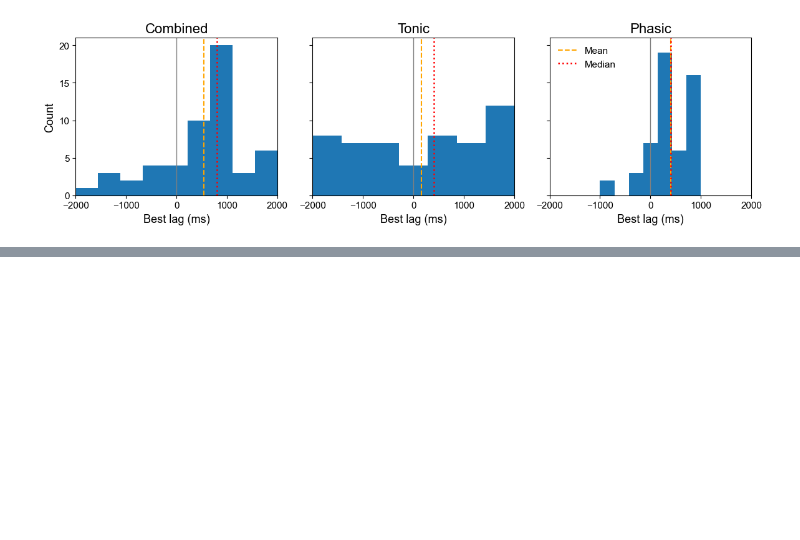
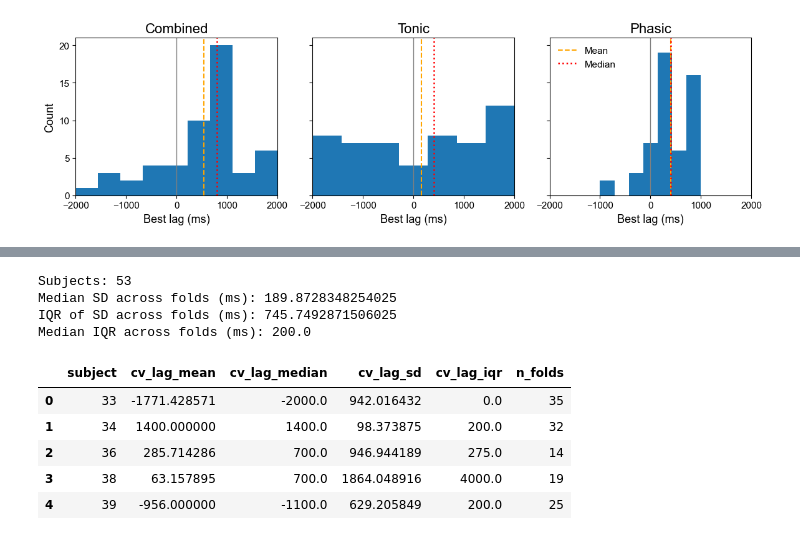
Before and after one commit to Claradavilaa/Special_course, a Jupyter notebook: THESIS/ridge_reg/time_series.ipynb, the cells around one changed output, grey strips where cells are left out. Drawn from its saved outputs; the diff is of its cells as text; code cells hidden in the pictures; blank space fills up the shorter version.

```diff
--- a/THESIS/ridge_reg/time_series.ipynb
+++ b/THESIS/ridge_reg/time_series.ipynb
@@ -679,0 +1429,29 @@ FileNotFoundError: [Errno 2] No such file or directory: 'C:\\Users\\cdd\\Documen
+# %%
+fold_lags_tonic = fold_lags_from_npz_root(
+    r"C:\Users\cdd\Documents\Uni\Special_course\code\Special_course\THESIS\ridge_reg\cv_trial_predictions_digit",
+    invert_sign=True
+)
+fold_lags_fast = fold_lags_from_npz_root(
+    r"C:\Users\cdd\Documents\Uni\Special_course\code\Special_course\THESIS\ridge_reg\cv_trial_predictions_digit_FAST",
+    invert_sign=True
+)
+fold_lags_all = fold_lags_from_npz_root(
+    r"C:\Users\cdd\Documents\Uni\Special_course\code\Special_course\THESIS\ridge_reg\cv_trial_predictions_digit_ALL",
+    invert_sign=True
+)
+sub_stab_tonic = subject_lag_stability(fold_lags_tonic)
+sub_stab_fast = subject_lag_stability(fold_lags_fast)
+sub_stab_all = subject_lag_stability(fold_lags_all)
+summarize_stability(sub_stab_tonic)
+sub_stab_tonic.head()
+# %% [output]
+Subjects: 53
+Median SD across folds (ms): 189.8728348254025
+IQR of SD across folds (ms): 745.7492871506025
+Median IQR across folds (ms): 200.0
+|  | subject | cv_lag_mean | cv_lag_median | cv_lag_sd | cv_lag_iqr | n_folds |
+| 0 | 33 | -1771.428571 | -2000.0 | 942.016432 | 0.0 | 35 |
+| 1 | 34 | 1400.000000 | 1400.0 | 98.373875 | 200.0 | 32 |
+| 2 | 36 | 285.714286 | 700.0 | 946.944189 | 275.0 | 14 |
+| 3 | 38 | 63.157895 | 700.0 | 1864.048916 | 4000.0 | 19 |
+| 4 | 39 | -956.000000 | -1100.0 | 629.205849 | 200.0 | 25 |
```
Also changed, not shown: parts of 17 cells of this notebook, 6 other files.
